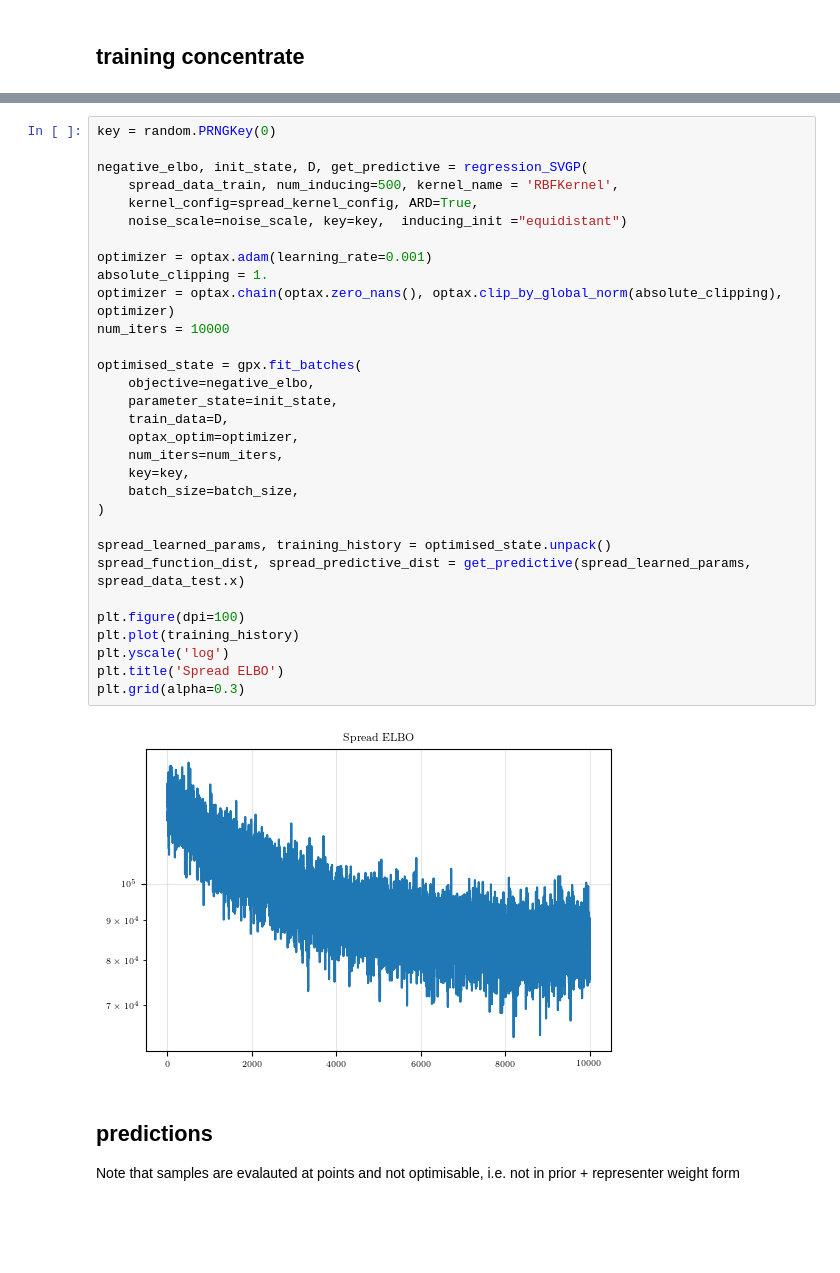
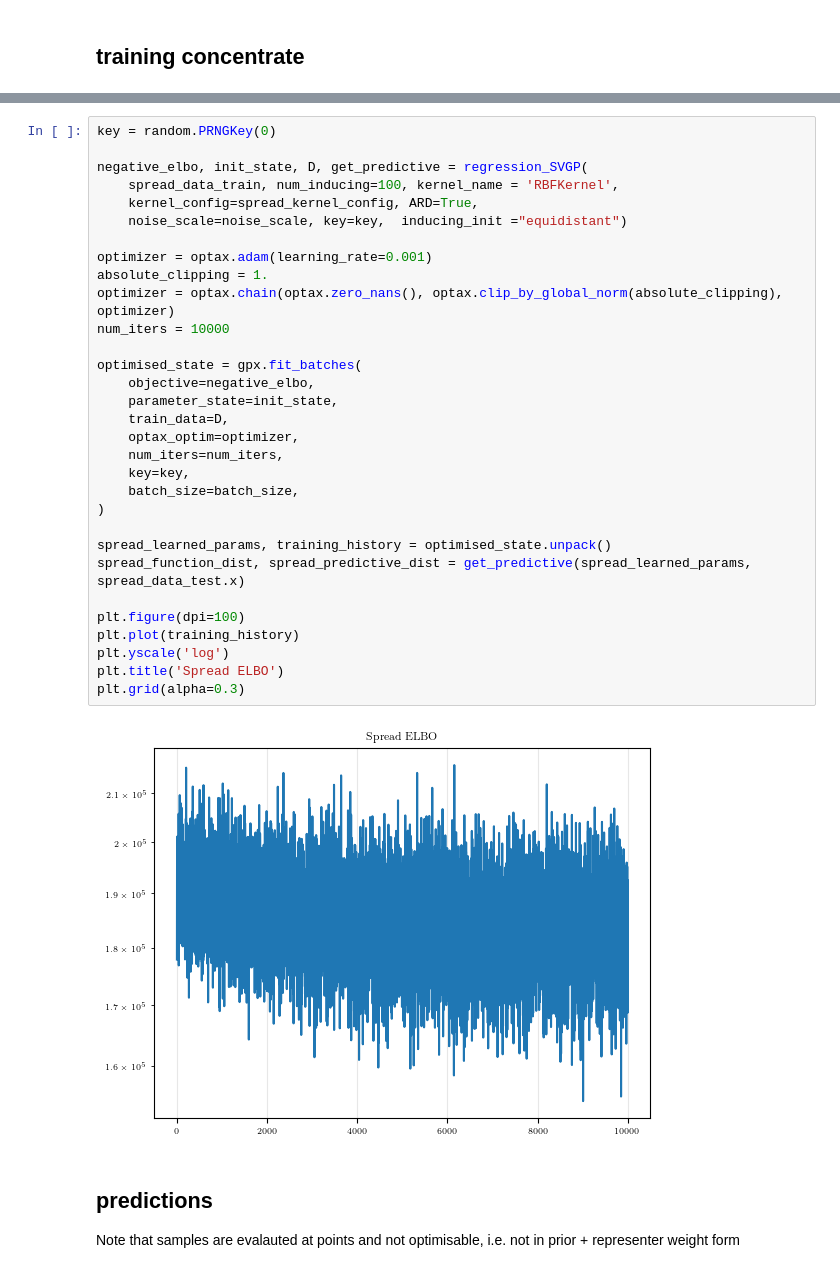
Before and after one commit to cambridge-mlg/sgd-gp, a Jupyter notebook: scalable_gps/notebooks/toy_VI.ipynb, the cells around one changed output, grey strips where cells are left out. Saved outputs shown, nothing was run; the diff lists cells and outputs as text; blank space fills up the shorter version.

```diff
--- a/scalable_gps/notebooks/toy_VI.ipynb
+++ b/scalable_gps/notebooks/toy_VI.ipynb
@@ -248,35 +248,35 @@ plt.grid(alpha=0.3)
 key = random.PRNGKey(0)
 
 negative_elbo, init_state, D, get_predictive = regression_SVGP(
-    spread_data_train, num_inducing=500, kernel_name = 'RBFKernel',
+    spread_data_train, num_inducing=100, kernel_name = 'RBFKernel',
     kernel_config=spread_kernel_config, ARD=True,
     noise_scale=noise_scale, key=key,  inducing_init ="equidistant")
 
 optimizer = optax.adam(learning_rate=0.001)
 absolute_clipping = 1.
 optimizer = optax.chain(optax.zero_nans(), optax.clip_by_global_norm(absolute_clipping), optimizer)
 num_iters = 10000
 
 optimised_state = gpx.fit_batches(
     objective=negative_elbo,
     parameter_state=init_state,
     train_data=D,
     optax_optim=optimizer,
     num_iters=num_iters,
     key=key,
     batch_size=batch_size,
 )
 
 spread_learned_params, training_history = optimised_state.unpack()
 spread_function_dist, spread_predictive_dist = get_predictive(spread_learned_params, spread_data_test.x)
 
 plt.figure(dpi=100)
 plt.plot(training_history)
 plt.yscale('log')
 plt.title('Spread ELBO')
 plt.grid(alpha=0.3)
 # %% [output]
-[figure, old version]
+[figure, new version]
 # %% [markdown]
 ## predictions
 
```
Also changed, not shown: parts of 3 cells of this notebook, 1 other file.
